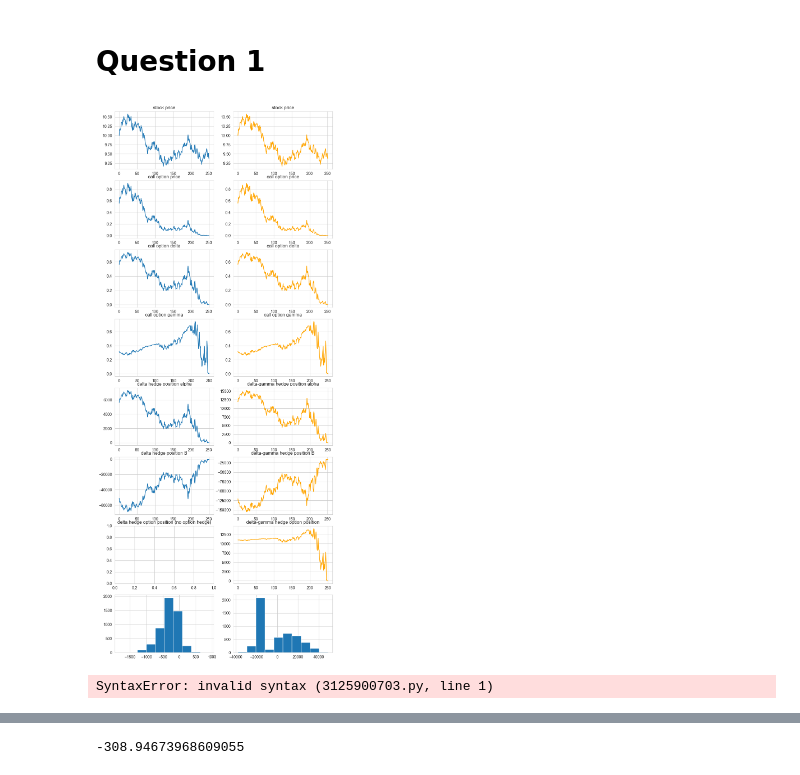
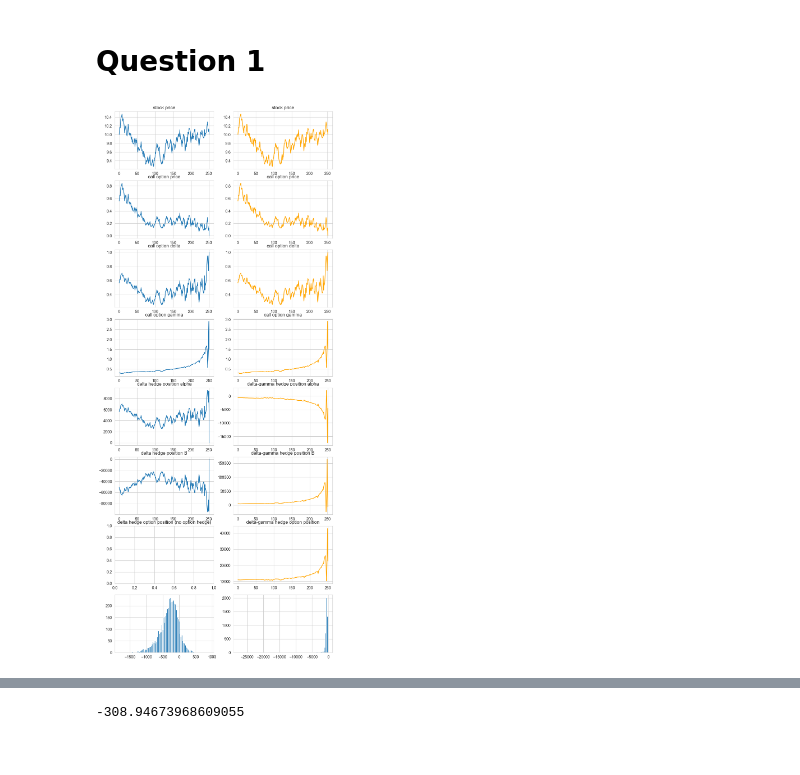
Before and after one commit to kaiwenShen/Dynamic_hedge, a Jupyter notebook: Dynamic_hedging.ipynb, the cells around one changed output, grey strips where cells are left out. Drawn from its saved outputs; the diff is of its cells as text; code cells hidden in the pictures.

Commit message:
corrected real sigma and assume sigma

```diff
--- a/Dynamic_hedging.ipynb
+++ b/Dynamic_hedging.ipynb
@@ -122,7 +118,7 @@ class ATM_Call_Option_Dynamic_Hedging():
         res_delta=np.empty((self.Ntrials,len(self.sold_option_t)))
         res_gamma=np.empty((self.Ntrials,len(self.sold_option_t)))
         for i in range(len(self.sold_option_t)):
-            BS=BS_call(self.GBM_stock_path_[:,i],self.sold_option_time_to_maturity[i]*self.fraction_day_of_year,self.spot_price,self.sigma_real,self.risk_free)
+            BS=BS_call(self.GBM_stock_path_[:,i],self.sold_option_time_to_maturity[i]*self.fraction_day_of_year,self.spot_price,self.sigma,self.risk_free)
             res[:,i]=BS.CallPrice()
             res_delta[:,i]=BS.CallDelta()
             res_gamma[:,i]=BS.CallGamma()
@@ -132,11 +128,12 @@ class ATM_Call_Option_Dynamic_Hedging():
         res_delta=np.empty((self.Ntrials,len(self.sold_option_t)))
         res_gamma=np.empty((self.Ntrials,len(self.sold_option_t)))
         for i in range(len(self.sold_option_t)):
-            BS=BS_call(self.GBM_stock_path_[:,i],self.hedging_option_time_to_maturity[i]*self.fraction_day_of_year,self.spot_price,self.sigma_real,self.risk_free)
+            BS=BS_call(self.GBM_stock_path_[:,i],self.hedging_option_time_to_maturity[i]*self.fraction_day_of_year,self.spot_price,self.sigma,self.risk_free)
             res[:,i]=BS.CallPrice()
             res_delta[:,i]=BS.CallDelta()
             res_gamma[:,i]=BS.CallGamma()
         return res,res_delta,res_gamma
+
     def delta_hedge_position(self):
         M=np.zeros((self.Ntrials,len(self.sold_option_t)))
         M[:,0]=self.Call_option_BS_price_[:,0]*self.num_of_call_option_sold
@@ -159,28 +156,28 @@ class ATM_Call_Option_Dynamic_Hedging():
     def delta_gamma_hedge_position(self):
         M=np.zeros((self.Ntrials,len(self.sold_option_t)))
         M[:,0]=self.Call_option_BS_price_[:,0]*self.num_of_call_option_sold
+
         alpha = np.zeros((self.Ntrials,len(self.sold_option_t)))
         alpha[:,0]=self.Call_option_BS_delta_[:,0]*self.num_of_call_option_sold
 
         gamma = np.zeros((self.Ntrials,len(self.sold_option_t)))
         gamma[:,0]=self.Call_option_BS_gamma_[:,0]*self.num_of_call_option_sold
 
-
         hedge_option_position = np.zeros((self.Ntrials,len(self.sold_option_t)))
         hedge_option_position[:,0]=(gamma[:,0]/self.Hedging_option_BS_gamma_[:,0]).astype(int)
 
-        alpha[:,0]+=hedge_option_position[:,0]*self.Hedging_option_BS_delta_[:,0]
+        alpha[:,0]-=hedge_option_position[:,0]*self.Hedging_option_BS_delta_[:,0]
         alpha[:,0]=alpha[:,0].astype(int)
 
         M[:,0]-=alpha[:,0]*self.GBM_stock_path_[:,0]+self.stock_transaction_cost*np.abs(alpha[:,0])
         M[:,0]-=hedge_option_position[:,0]*self.Hedging_option_BS_price_[:,0]+self.option_transaction_cost*np.abs(hedge_option_position[:,0])
         for i in range(len(self.sold_option_t)-1):
             if i < len(self.sold_option_t)-2:
-                alpha[:,i+1]=(self.Call_option_BS_delta_[:,i+1]*self.num_of_call_option_sold).astype(int)
-                gamma[:,i+1]=(self.Call_option_BS_gamma_[:,i+1]*self.num_of_call_option_sold).astype(int)
+                alpha[:,i+1]=self.Call_option_BS_delta_[:,i+1]*self.num_of_call_option_sold
+                gamma[:,i+1]=self.Call_option_BS_gamma_[:,i+1]*self.num_of_call_option_sold
                 hedge_option_position[:,i+1]=(gamma[:,i+1]/self.Hedging_option_BS_gamma_[:,i+1]).astype(int)
 
-                alpha[:,i+1]+=hedge_option_position[:,i+1]*self.Hedging_option_BS_delta_[:,i+1]
+                alpha[:,i+1]-=hedge_option_position[:,i+1]*self.Hedging_option_BS_delta_[:,i+1]
                 alpha[:,i+1]=alpha[:,i+1].astype(int)
 
                 alpha_change = alpha[:,i+1]-alpha[:,i]
@@ -188,12 +185,10 @@ class ATM_Call_Option_Dynamic_Hedging():
 
                 M[:,i+1]=M[:,i]*np.exp(self.risk_free*self.fraction_day_of_year*self.hedging_frequency)
                 M[:,i+1]-=alpha_change*self.GBM_stock_path_[:,i+1]+self.stock_transaction_cost*np.abs(alpha_change)
-
                 M[:,i+1]-=hedge_option_position_change*self.Hedging_option_BS_price_[:,i+1]+self.option_transaction_cost*np.abs(hedge_option_position_change)
             else:
                 M[:,i+1]=M[:,i]*np.exp(self.risk_free*self.fraction_day_of_year*self.hedging_frequency)
                 M[:,i+1]+=alpha[:,i]*self.GBM_stock_path_[:,i+1]-self.stock_transaction_cost*np.abs(alpha[:,i])-np.maximum(self.GBM_stock_path_[:,i+1]-self.strike_price,np.zeros_like(self.GBM_stock_path_[:,i+1]))*(self.num_of_call_option_sold-hedge_option_position[:,i+1])
-
         return alpha,M,hedge_option_position
 # %%
 base_scenario=ATM_Call_Option_Dynamic_Hedging(10,0.1,0.25,0.25,10_000,5000,63/252,1/4,'delta')
@@ -202,41 +198,37 @@ base_scenario=ATM_Call_Option_Dynamic_Hedging(10,0.1,0.25,0.25,10_000,5000,63/25
 delta_gamma_hedge = ATM_Call_Option_Dynamic_Hedging(10,0.1,0.25,0.25,10_000,5000,63/252,1/4,'delta-gamma',0.3)
 # %%
 #subplots of stock price
-stock_selected=3
+stock_selected=0
 fig, axs = plt.subplots(8, 2,figsize=(10,25))
 axs[0, 0].plot(base_scenario.GBM_stock_path_[stock_selected,:])
 axs[0, 0].set_title('stock price')
 axs[0, 1].plot(delta_gamma_hedge.GBM_stock_path_[stock_selected,:],color='orange')
 axs[0, 1].set_title('stock price')
 axs[1, 0].plot(base_scenario.Call_option_BS_price_[stock_selected,:])
 axs[1, 0].set_title('call option price')
 axs[1, 1].plot(delta_gamma_hedge.Call_option_BS_price_[stock_selected,:],color='orange')
 axs[1, 1].set_title('call option price')
 axs[2, 0].plot(base_scenario.Call_option_BS_delta_[stock_selected,:])
 axs[2, 0].set_title('call option delta')
 axs[2, 1].plot(delta_gamma_hedge.Call_option_BS_delta_[stock_selected,:],color='orange')
 axs[2, 1].set_title('call option delta')
 axs[3, 0].plot(base_scenario.Call_option_BS_gamma_[stock_selected,:])
 axs[3, 0].set_title('call option gamma')
 axs[3, 1].plot(delta_gamma_hedge.Call_option_BS_gamma_[stock_selected,:],color='orange')
 axs[3, 1].set_title('call option gamma')
 axs[4, 0].plot(base_scenario.delta_hedge_position_alpha_[stock_selected,:])
 axs[4, 0].set_title('delta hedge position alpha')
 axs[4, 1].plot(delta_gamma_hedge.delta_gamma_hedge_position_alpha_[stock_selected,:-1],color='orange')
 axs[4, 1].set_title('delta-gamma hedge position alpha')
 axs[5, 0].plot(base_scenario.delta_hedge_position_B_[stock_selected,:])
 axs[5, 0].set_title('delta hedge position B')
 axs[5, 1].plot(delta_gamma_hedge.delta_gamma_hedge_position_B_[stock_selected,:],color='orange')
 axs[5, 1].set_title('delta-gamma hedge position B')
 axs[6, 0].set_title('delta hedge option position (no option hedge)')
 axs[6, 1].plot(delta_gamma_hedge.delta_gamma_hedge_position_option_[stock_selected,:-1],color='orange')
 axs[6, 1].set_title('delta-gamma hedge option position')
-axs[7, 0].hist(base_scenario.delta_hedge_position_B_[:,-1])
-axs[7, 1].hist(delta_gamma_hedge.delta_gamma_hedge_position_B_[:,-1])
+axs[7, 0].hist(base_scenario.delta_hedge_position_B_[:,-1],bins=100)
+axs[7, 1].hist(delta_gamma_hedge.delta_gamma_hedge_position_B_[:,-1],bins=100)
 plt.show()
 # %% [output]
-[figure, old version]
+[figure, new version]
-# %%
-delta_gamma_hedge.delta_gamma_hedge_position_B_[:,-1].mean()
-# %% [output]
-SyntaxError: invalid syntax (3125900703.py, line 1)
```
Also changed, not shown: parts of 5 cells of this notebook.
